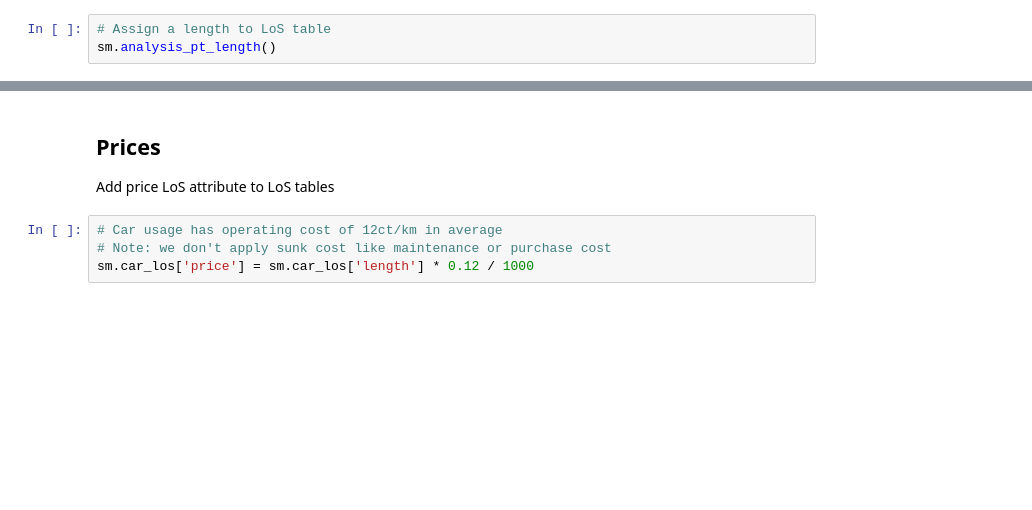
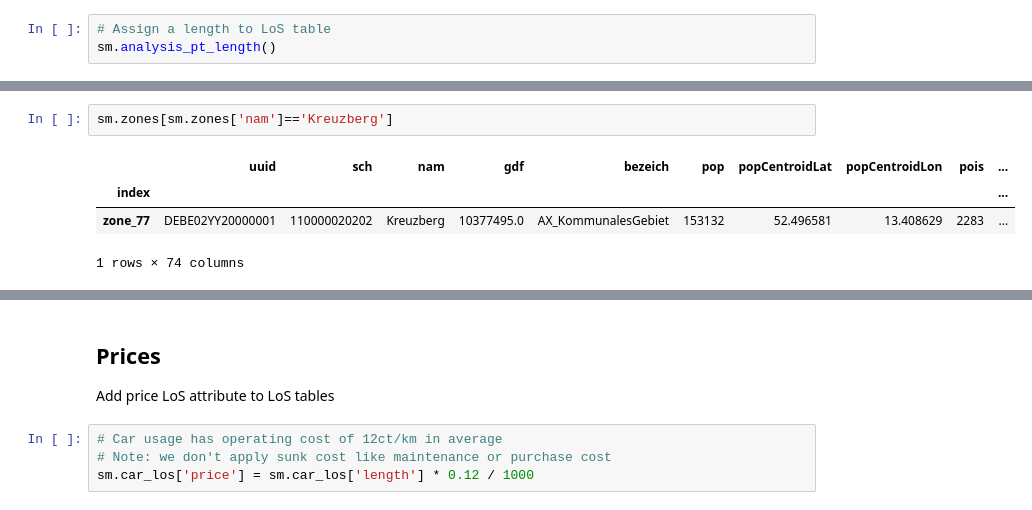
Before and after one commit to maximylius/quetzal_berlin, a Jupyter notebook: notebooks/best_version/Exercise2_OD-LoS-stack.ipynb, the cells around one changed output, grey strips where cells are left out. Saved outputs shown, nothing was run; the diff lists cells and outputs as text; blank space fills up the shorter version.

```diff
--- a/notebooks/best_version/Exercise2_OD-LoS-stack.ipynb
+++ b/notebooks/best_version/Exercise2_OD-LoS-stack.ipynb
@@ -250,2 +250,9 @@ ax = sm.pt_los.loc[mask].plot(
+# %%
+sm.zones[sm.zones['nam']=='Kreuzberg']
+# %% [output]
+|  | uuid | sch | nam | gdf | bezeich | pop | popCentroidLat | popCentroidLon | pois | ... |
+| index |  |  |  |  |  |  |  |  |  | ... |
+| zone_77 | DEBE02YY20000001 | 110000020202 | Kreuzberg | 10377495.0 | AX_KommunalesGebiet | 153132 | 52.496581 | 13.408629 | 2283 | ... |
+1 rows × 74 columns
 # %%
 # Plot all paths between zones including car
```
Also changed, not shown: parts of 19 cells of this notebook, 28 other files.
